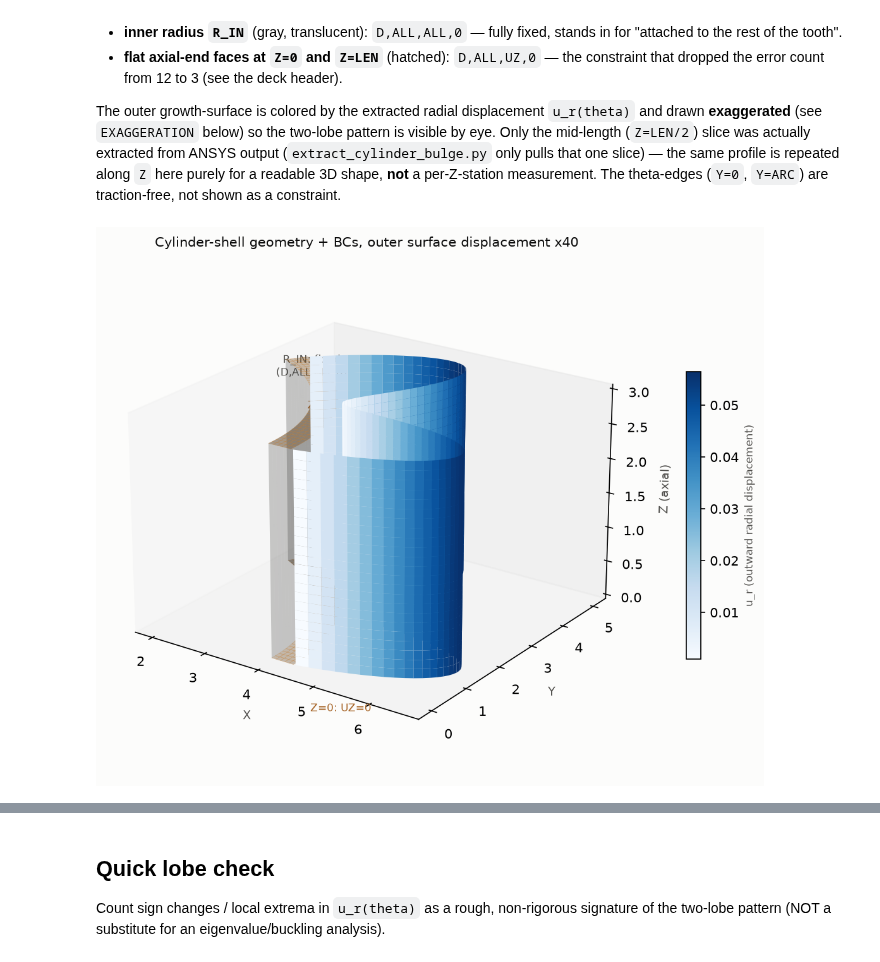
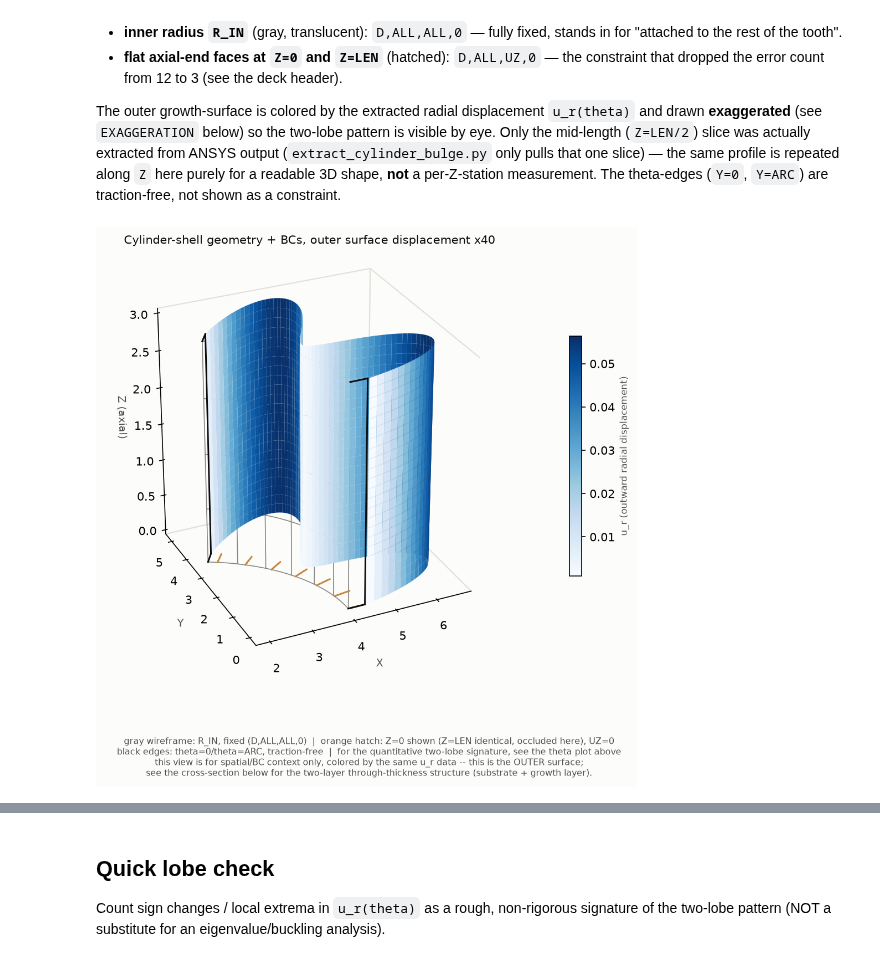
Before and after one commit to keisuke58/pde-fem-biofilm, a Jupyter notebook: ansys_usermat/apdl/cylinder_shell_bulge_analysis.ipynb, the cells around one changed output, grey strips where cells are left out. Cells and saved outputs as stored; diff of their text form; code cells hidden in the pictures.

```diff
--- a/ansys_usermat/apdl/cylinder_shell_bulge_analysis.ipynb
+++ b/ansys_usermat/apdl/cylinder_shell_bulge_analysis.ipynb
@@ -124,6 +124,7 @@ EXAGGERATION = 40.0  # displacement is ~0.06 units on a ~4.4-unit radius -- invi
 theta_arr = np.array(theta)
 u_r_arr = np.array(u_r)
 theta_rad = np.radians(theta_arr)
+arc_rad = np.radians(ARC_DEG)
 
 n_z = 24
 z_grid = np.linspace(0, LEN, n_z)
@@ -134,57 +135,84 @@ R = R_OUT + EXAGGERATION * U
 X = R * np.cos(Theta)
 Y = R * np.sin(Theta)
 
+
+def ring_xy(r, th=theta_rad):
+    return r * np.cos(th), r * np.sin(th)
+
+
 norm = plt.Normalize(vmin=u_r_arr.min(), vmax=u_r_arr.max())
 cmap = plt.get_cmap("Blues")
 facecolors = cmap(norm(U))
 
-fig = plt.figure(figsize=(8.0, 6.0), dpi=150)
+fig = plt.figure(figsize=(8.5, 7.0), dpi=150)
 fig.patch.set_facecolor(SURFACE)
 ax = fig.add_subplot(111, projection="3d")
 ax.set_facecolor(SURFACE)
 
 # displaced, colored growth-layer outer surface
 ax.plot_surface(X, Y, Z, facecolors=facecolors, rstride=1, cstride=1,
                  linewidth=0, antialiased=True, shade=False, zorder=2)
 
-# inner radius: fixed (D,ALL,ALL,0) -- gray, translucent
-theta_fine = np.linspace(0, np.radians(ARC_DEG), 40)
-Theta_in, Z_in = np.meshgrid(theta_fine, [0, LEN])
-X_in = R_IN * np.cos(Theta_in)
-Y_in = R_IN * np.sin(Theta_in)
-ax.plot_surface(X_in, Y_in, Z_in, color=INK_MUTED, alpha=0.25, linewidth=0, zorder=1)
-ax.text(R_IN * math.cos(math.radians(ARC_DEG / 2)), R_IN * math.sin(math.radians(ARC_DEG / 2)),
-        LEN * 1.12, "R_IN: fixed\n(D,ALL,ALL,0)", color=INK_SECONDARY, fontsize=8, ha="center")
+# inner radius: fixed (D,ALL,ALL,0) -- wireframe only (a filled surface here
+# z-fights with the outer surface and washes out as a pale smear)
+theta_fine = np.linspace(0, arc_rad, 20)
+for z_line in np.linspace(0, LEN, 5):
+    xw, yw = ring_xy(R_IN, theta_fine)
+    ax.plot(xw, yw, z_line, color=INK_MUTED, linewidth=0.8, zorder=1)
+for th in np.linspace(0, arc_rad, 7):
+    ax.plot([R_IN * math.cos(th)] * 2, [R_IN * math.sin(th)] * 2, [0, LEN],
+            color=INK_MUTED, linewidth=0.8, zorder=1)
 
-# axial-end faces: UZ=0 -- hatched rings at Z=0 and Z=LEN
-for z_end, label_dy in [(0.0, -0.35), (LEN, 0.35)]:
-    r_ring = np.linspace(R_IN, R_OUT, 6)
-    Theta_end, R_end = np.meshgrid(theta_fine, r_ring)
-    X_end = R_end * np.cos(Theta_end)
-    Y_end = R_end * np.sin(Theta_end)
-    Z_end = np.full_like(X_end, z_end)
-    ax.plot_surface(X_end, Y_end, Z_end, color="#c9853a", alpha=0.35,
-                     linewidth=0.3, edgecolor="#c9853a", zorder=1)
-ax.text(R_OUT * math.cos(0) + 0.3, R_OUT * math.sin(0), -0.6,
-        "Z=0: UZ=0", color="#a8672a", fontsize=8, ha="left")
-ax.text(R_OUT * math.cos(0) + 0.3, R_OUT * math.sin(0), LEN + 0.6,
-        "Z=LEN: UZ=0", color="#a8672a", fontsize=8, ha="left")
+# axial-end faces: UZ=0 -- thin radial-line "hatch" rather than a filled ring
+# (a filled surface here caused the same z-fighting problem as R_IN above).
+# Only Z=0 reliably clears the surface at this viewing angle; Z=LEN is
+# labelled anyway -- same constraint, occluded by the panel from this side.
+for r0, r1 in zip(np.linspace(R_IN, R_OUT, 5)[:-1], np.linspace(R_IN, R_OUT, 5)[1:]):
+    for th in theta_fine[::3]:
+        ax.plot([r0 * math.cos(th), r1 * math.cos(th)],
+                [r0 * math.sin(th), r1 * math.sin(th)],
+                [0.0, 0.0], color="#c9853a", linewidth=1.4, zorder=4)
+
+# panel edges (flat theta=0 / theta=ARC faces, traction-free): solid dark
+# lines so the shape reads immediately as an open 60-deg panel, not a tube
+for th in (0.0, arc_rad):
+    x0, y0 = R_IN * math.cos(th), R_IN * math.sin(th)
+    x1, y1 = R_OUT * math.cos(th), R_OUT * math.sin(th)
+    for z_end in (0.0, LEN):
+        ax.plot([x0, x1], [y0, y1], [z_end, z_end], color=INK_PRIMARY, linewidth=1.4, zorder=4)
+    ax.plot([x1, x1], [y1, y1], [0, LEN], color=INK_PRIMARY, linewidth=1.4, zorder=4)
 
 ax.set_xlabel("X", fontsize=9, color=INK_SECONDARY)
 ax.set_ylabel("Y", fontsize=9, color=INK_SECONDARY)
 ax.set_zlabel("Z (axial)", fontsize=9, color=INK_SECONDARY)
 ax.set_title(f"Cylinder-shell geometry + BCs, outer surface displacement x{EXAGGERATION:.0f}",
              fontsize=10, color=INK_PRIMARY)
-ax.set_box_aspect((1, 1, LEN / R_OUT))
-ax.view_init(elev=22, azim=-55)
+ax.set_box_aspect((1, 1, 1.1))
+# looking into the open 60-deg panel from outside/above -- a near-tangential
+# or near-top-down angle both made the arc misread (full tube, or a folded
+# self-occluding ribbon under the exaggerated radius)
+ax.view_init(elev=28, azim=-115)
 ax.grid(False)
+for pane in (ax.xaxis, ax.yaxis, ax.zaxis):
+    pane.pane.set_facecolor(SURFACE)
+    pane.pane.set_alpha(1.0)
+    pane.pane.set_edgecolor(GRID)
 
 mappable = plt.cm.ScalarMappable(norm=norm, cmap=cmap)
 mappable.set_array([])
-cbar = fig.colorbar(mappable, ax=ax, shrink=0.55, pad=0.08)
+cbar = fig.colorbar(mappable, ax=ax, shrink=0.55, pad=0.1)
 cbar.set_label("u_r (outward radial displacement)", fontsize=8, color=INK_SECONDARY)
 
-fig.tight_layout()
+# legend as a 2D text box, reserved a dedicated bottom margin so it never
+# collides with the 3D axes' own tick labels
+legend_text = (
+    "gray wireframe: R_IN, fixed (D,ALL,ALL,0)  |  orange hatch: Z=0 shown (Z=LEN identical, occluded here), UZ=0\n"
+    "black edges: theta=0/theta=ARC, traction-free  |  for the quantitative two-lobe signature, see the theta plot above\n"
+    "this view is for spatial/BC context only, colored by the same u_r data -- this is the OUTER surface;\n"
+    "see the cross-section below for the two-layer through-thickness structure (substrate + growth layer)."
+)
+fig.text(0.5, 0.02, legend_text, fontsize=7.5, color=INK_SECONDARY, va="bottom", ha="center")
+fig.subplots_adjust(bottom=0.2, top=0.95)
 plt.show()
 # %% [output]
-[figure, old version]
+[figure, new version]
```
Also changed, not shown: parts of 2 cells of this notebook.
